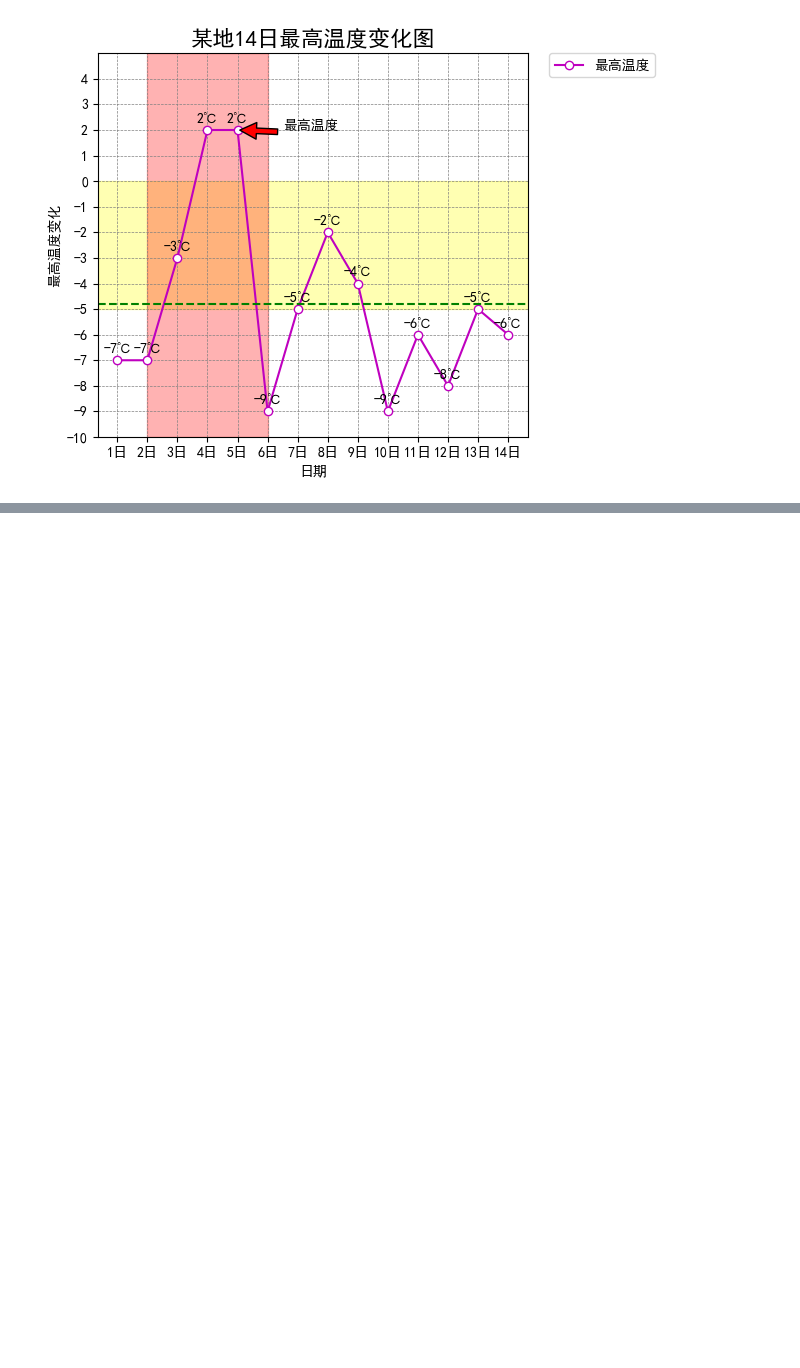
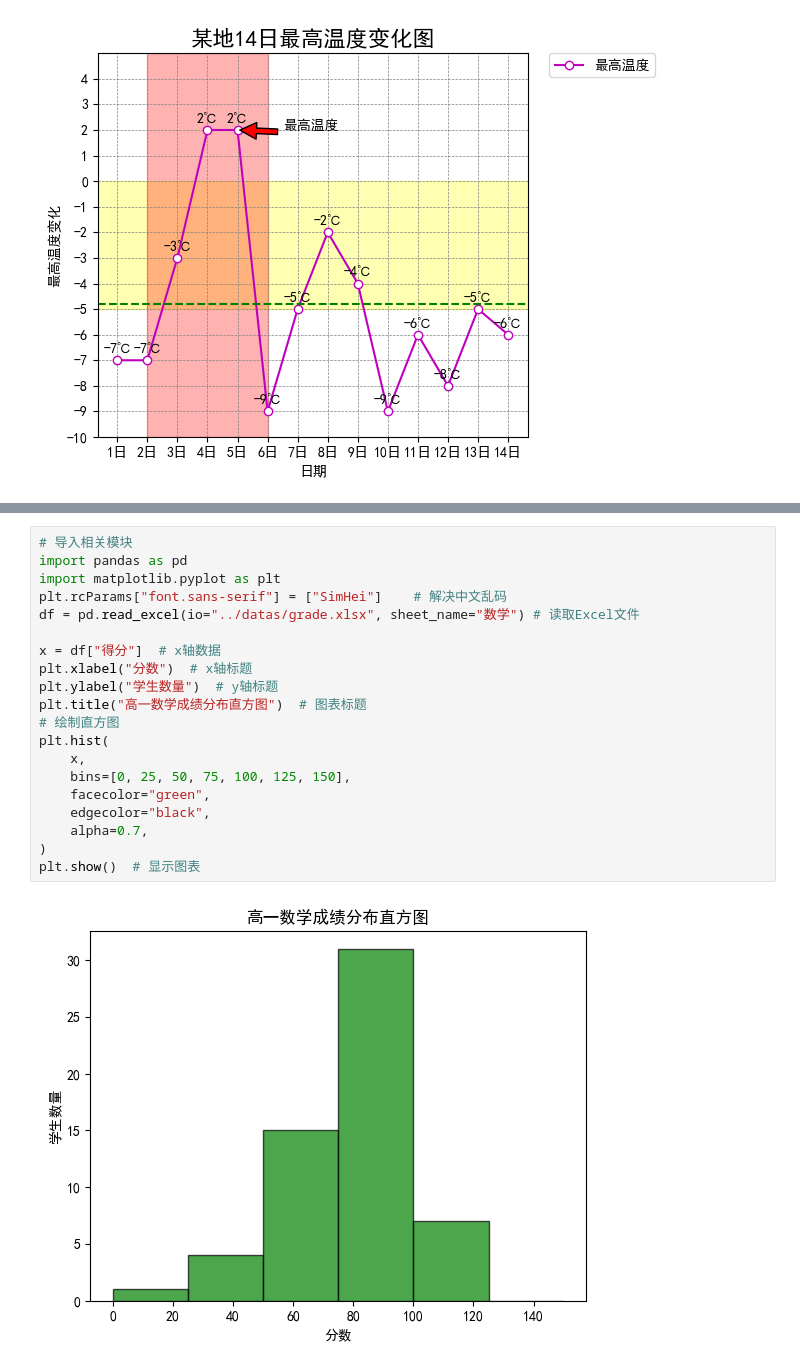
Before and after one commit to MercuryHaipeng/Python-Visualization-Tutorial, a Jupyter notebook: Chapter 1/1-1.ipynb, the cells around one changed output, grey strips where cells are left out. Cells and saved outputs as stored; diff of their text form; blank space fills up the shorter version.

```diff
--- a/Chapter 1/1-1.ipynb
+++ b/Chapter 1/1-1.ipynb
@@ -88,0 +181,22 @@ plt.show()  # 显示图表
+# %%
+# 导入相关模块
+import pandas as pd
+import matplotlib.pyplot as plt
+plt.rcParams["font.sans-serif"] = ["SimHei"]    # 解决中文乱码
+df = pd.read_excel(io="../datas/grade.xlsx", sheet_name="数学") # 读取Excel文件
+
+x = df["得分"]  # x轴数据
+plt.xlabel("分数")  # x轴标题
+plt.ylabel("学生数量")  # y轴标题
+plt.title("高一数学成绩分布直方图")  # 图表标题
+# 绘制直方图
+plt.hist(
+    x,
+    bins=[0, 25, 50, 75, 100, 125, 150],
+    facecolor="green",
+    edgecolor="black",
+    alpha=0.7,
+)
+plt.show()  # 显示图表
+# %% [output]
+[figure, added]
```
Also changed, not shown: parts of 26 cells of this notebook, 1 other file.
